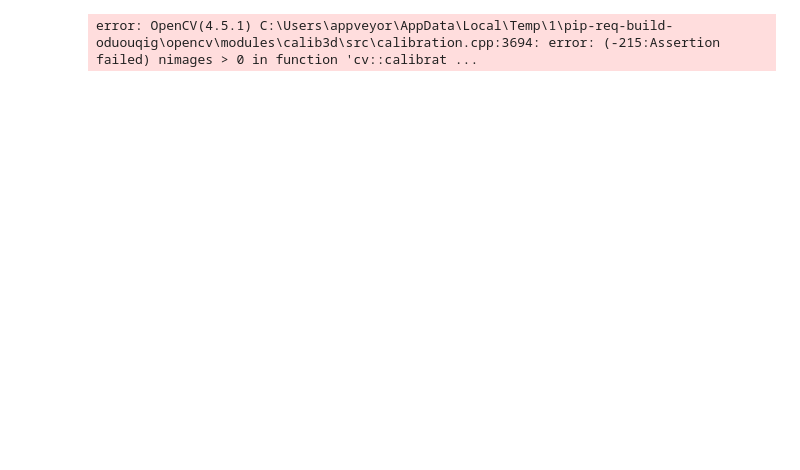
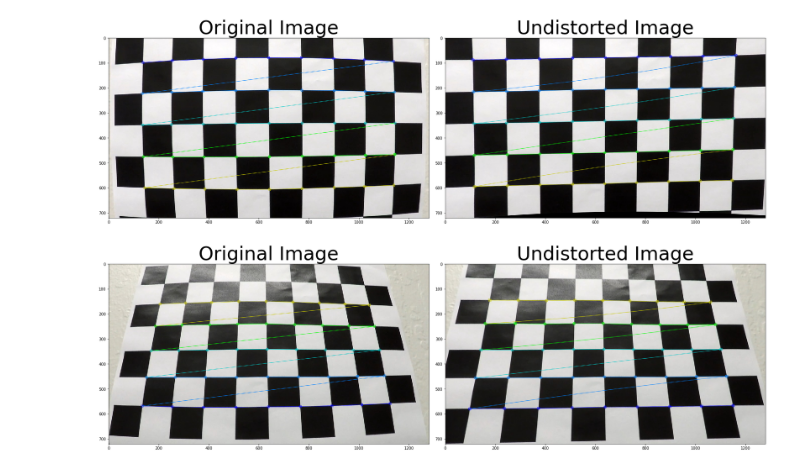
Before and after one commit to ruyi-tsai/CarND-Advanced-Lane-Lines, a Jupyter notebook: main.ipynb, the cells around one changed output. Drawn from its saved outputs; the diff is of its cells as text; code cells hidden in the pictures; blank space fills up the shorter version.

Commit message:
Finish camera distortion

```diff
--- a/main.ipynb
+++ b/main.ipynb
@@ -18,36 +19,50 @@ imgpoints = [] #2D points in image plane
 #Prepare object points ,like (0,0,0),(1,0,0)......,(10,4,....)
 objp = np.zeros((ny*nx,3), np.float32)
 objp[:,:2] = np.mgrid[0:9,0:5].T.reshape(-1,2)# x,y coordinates
 
 # TODO: Write a function that takes an image, object points, and image points
 # performs the camera calibration, image distortion correction and
 # returns the undistorted image
 def cal_undistort(img, objpoints, imgpoints):
     ret, mtx, dist, rvecs, tvecs = cv2.calibrateCamera(objpoints, imgpoints, img.shape[1:], None, None)
     undist = cv2.undistort(img, mtx, dist, None, mtx)
     return undist
 
 for fname in images:
     #read in each image
     img = mpimg.imread(fname)
 
     #undistorted = cal_undistort(img, objpoints, imgpoints)
     #Convert image to grayscale
     gray = cv2.cvtColor(img,cv2.COLOR_BGR2GRAY)
-    ret, mtx, dist, rvecs, tvecs = cv2.calibrateCamera(objpoints, imgpoints, gray.shape[::-1], None, None)
+    #ret, mtx, dist, rvecs, tvecs = cv2.calibrateCamera(objpoints, imgpoints, gray.shape[::-1], None, None)
     #find the chessboard corners
 
     ret , corners = cv2.findChessboardCorners(gray,(nx,ny),None)
 
     #if coners are found ,add object points,imag points
 
     if ret == True:
+        objpoints.append(objp)
         imgpoints.append(corners)
-        imgpoints.append(objp)
         #draw and display the corners
         img = cv2.drawChessboardCorners(img,(nx,ny),corners,ret)
-        #undistorted = cal_undistort(img, objpoints, imgpoints)
-
-        plt.imshow(img)
+        undistorted = cal_undistort(img, objpoints, imgpoints)
+        f, (ax1, ax2) = plt.subplots(1, 2, figsize=(24, 9))
+        f.tight_layout()
+        ax1.imshow(img)
+        ax1.set_title('Original Image', fontsize=50)
+        ax2.imshow(undistorted)
+        ax2.set_title('Undistorted Image', fontsize=50)
+        plt.subplots_adjust(left=0., right=1, top=0.9, bottom=0.)
+        im = Image.fromarray(img)
+        filename = 'output_images/'+ fname
+        newstr = filename.replace("camera_cal\\", "")
+        im.save(newstr)
+        im = Image.fromarray(undistorted)
+        filename = 'output_images/_undistorted_'+ fname
+        newstr = filename.replace("camera_cal\\", "")
+        im.save(newstr)
 # %% [output]
-error: OpenCV(4.5.1) C:\Users\appveyor\AppData\Local\Temp\1\pip-req-build-oduouqig\opencv\modules\calib3d\src\calibration.cpp:3694: error: (-215:Assertion failed) nimages > 0 in function 'cv::calibrat ...
+[figure, added]
+[figure, added]
```
Also changed, not shown: parts of 1 cell of this notebook, 4 other files.
